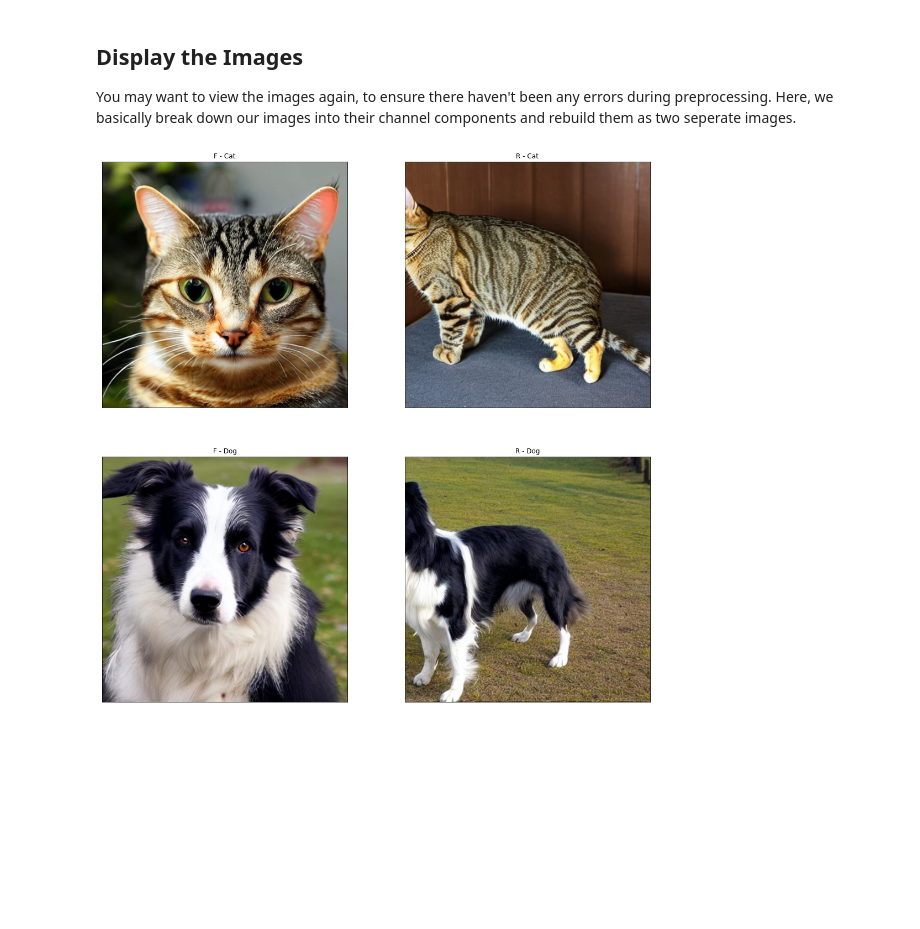
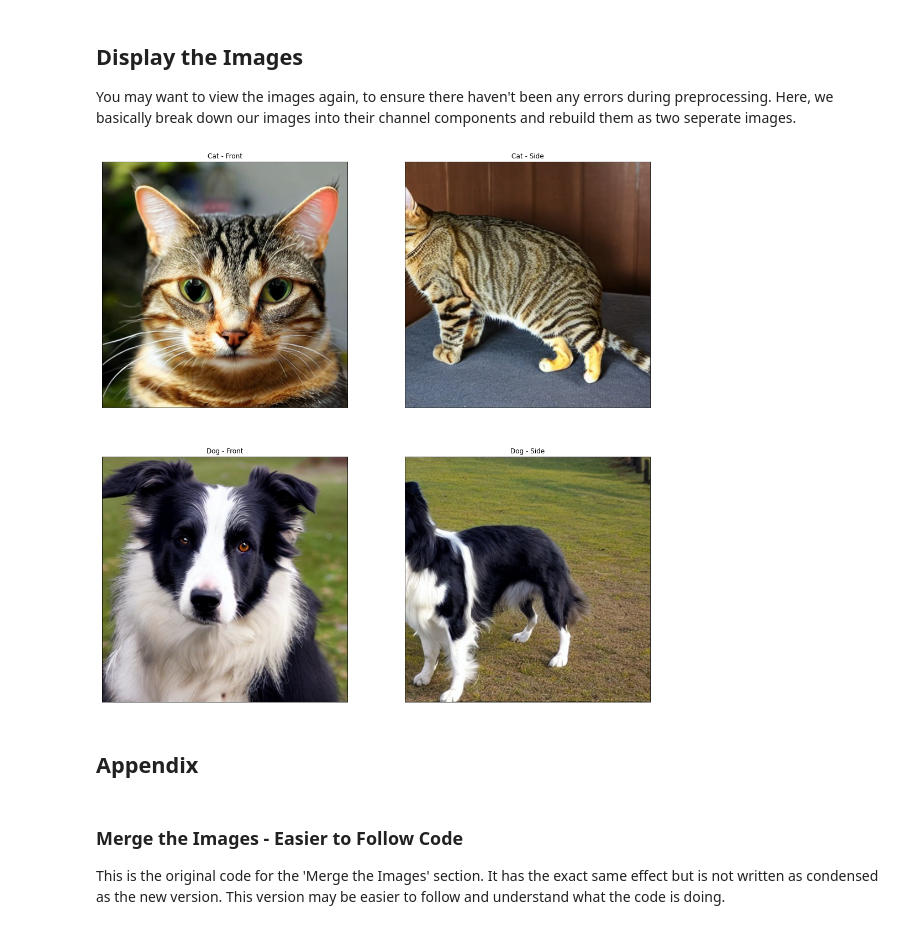
Before and after one commit to dilne/Multi-Image-Input-CNN-Preprocessing, a Jupyter notebook: NotebookAndGuide.ipynb, the cells around one changed output. Saved outputs shown, nothing was run; the diff lists cells and outputs as text; code cells hidden in the pictures; blank space fills up the shorter version.

```diff
--- a/NotebookAndGuide.ipynb
+++ b/NotebookAndGuide.ipynb
@@ -28,6 +28,7 @@ input_data_dir_1 = "/content/drive/MyDrive/ Multi-Image-Input-CNN-Preprocessing/
 # The labels you want each combined image to have
 labels = [0, 1]
 names = ["Cat", "Dog"]
+labels_desc = ["Front", "Side"]
 width = int(512)
 height = int(512)
 # If the image is greyscale already (has one channel), then set this to 1
@@ -120,3 +47,28 @@ for fname in sorted(os.listdir(data_dir)):
+# %%
+X = []  # list to store features
+y = []  # list to store labels
+extension = [".png", ".jpg", ".jpeg"]  # list of valid image extensions
+data_dirs = [input_data_dir_0, input_data_dir_1]  # list of directories containing the images
+labels = [0, 1]  # labels for the images in the respective directories
+
+i = 0  # counter variable
+for data_dir, label in zip(data_dirs, labels):
+    for fname in sorted(os.listdir(data_dir)):
+        if any(fname.endswith(ext) for ext in extension) and not fname.startswith("."):  # check if file is an image and not hidden
+            i += 1
+            path = os.path.join(data_dir, fname)  # construct full path to image
+            feature = cv2.imread(path, cv2.IMREAD_COLOR if channels == 3 else cv2.IMREAD_GRAYSCALE)  # read image
+            feature = cv2.resize(feature, (width, height))  # resize image
+            if i % 2 == 0:  # check if the current image is the second in the pair
+                feature_r = feature  # store the second image
+                if len(feature_f.shape) == 2:
+                    feature = np.stack((feature_f, feature_r), axis=-1)  # stack the images along the last axis
+                elif feature_f.shape[2] == 3:
+                    feature = np.concatenate((feature_f, feature_r), axis=-1)  # concatenate the images along the last axis
+                X.append(feature)  # add the feature to the list
+                y.append(label)  # add the label to the list
+            else:
+                feature_f = feature  # store the image
 # %% [markdown]
 Convert data to numpy array. This is can be more useful for processing data for neural networks. Here, we change the data types.
 # %%
@@ -163,7 +115,7 @@ def plot_image(y_val, subplot_index):
         plt.gray()
         plt.imshow(imgf)
         # Set the title of the subplot to the label name
-        plt.title("F - {}".format(names[int(y[rnd])]))
+        plt.title("{} - {}".format(names[int(y[rnd])], labels_desc[0]))
         # Set the x and y axes to not visible
         ax1.get_xaxis().set_visible(False)
         ax1.get_yaxis().set_visible(False)
@@ -172,7 +124,7 @@ def plot_image(y_val, subplot_index):
         plt.gray()
         plt.imshow(imgr)
         # Set the title of the subplot to the label name
-        plt.title("R - {}".format(names[int(y[rnd])]))
+        plt.title("{} - {}".format(names[int(y[rnd])], labels_desc[1]))
         # Set the x and y axes to not visible
         ax2.get_xaxis().set_visible(False)
         ax2.get_yaxis().set_visible(False)
@@ -185,44 +137,49 @@ def plot_image(y_val, subplot_index):
         imgf[1] = img[:,:,1]
         # Get the blue channel of the front image
         imgf[2] = img[:,:,0]
-        # Get the red channel of the rear image
+        # Get the red channel of the side image
         imgr[0] = img[:,:,5]
-        # Get the green channel of the rear image
+        # Get the green channel of the side image
         imgr[1] = img[:,:,4]
-        # Get the blue channel of the rear image
+        # Get the blue channel of the side image
         imgr[2] = img[:,:,3]
         # Convert the lists of channels to numpy arrays
         imgf = np.array(imgf)
         imgr = np.array(imgr)
         # Transpose the image so that the axes match the expected format
         imgf = imgf.transpose((1, 2, 0))
         imgr = imgr.transpose((1, 2, 0))
         # Normalize the image by dividing by 255
         imgf = imgf.astype('float32') / 255.
         imgr = imgr.astype('float32') / 255.
         # Create a subplot with the first channel of the image
         ax1 = plt.subplot(2, 2, subplot_index)
         plt.imshow(imgf)
         # Set the title of the subplot to the label name
-        plt.title("F - {}".format(names[int(y[rnd])]))
+        plt.title("{} - {}".format(names[int(y[rnd])], labels_desc[0]))
         # Set the x and y axes to not visible
         ax1.get_xaxis().set_visible(False)
         ax1.get_yaxis().set_visible(False)
         # Create a subplot with the second channel of the image
         ax2 = plt.subplot(2, 2, subplot_index + 1)
         plt.imshow(imgr)
         # Set the title of the subplot to the label name
-        plt.title("R - {}".format(names[int(y[rnd])]))
+        plt.title("{} - {}".format(names[int(y[rnd])], labels_desc[1]))
         # Set the x and y axes to not visible
         ax2.get_xaxis().set_visible(False)
         ax2.get_yaxis().set_visible(False)
 
 # Iterate through all the labels
 for i in range(len(labels)):
     # Call the plot_image function for each label, passing the current label index and subplot index
     plot_image(i, i*2+1)
 
 # Display the images
 plt.show()
 # %% [output]
-[figure, old version]
+[figure, new version]
+# %% [markdown]
+## Appendix
+# %% [markdown]
+### Merge the Images - Easier to Follow Code
+This is the original code for the 'Merge the Images' section. It has the exact same effect but is not written as condensed as the new version. This version may be easier to follow and understand what the code is doing.
```
Also changed, not shown: parts of 4 cells of this notebook.
